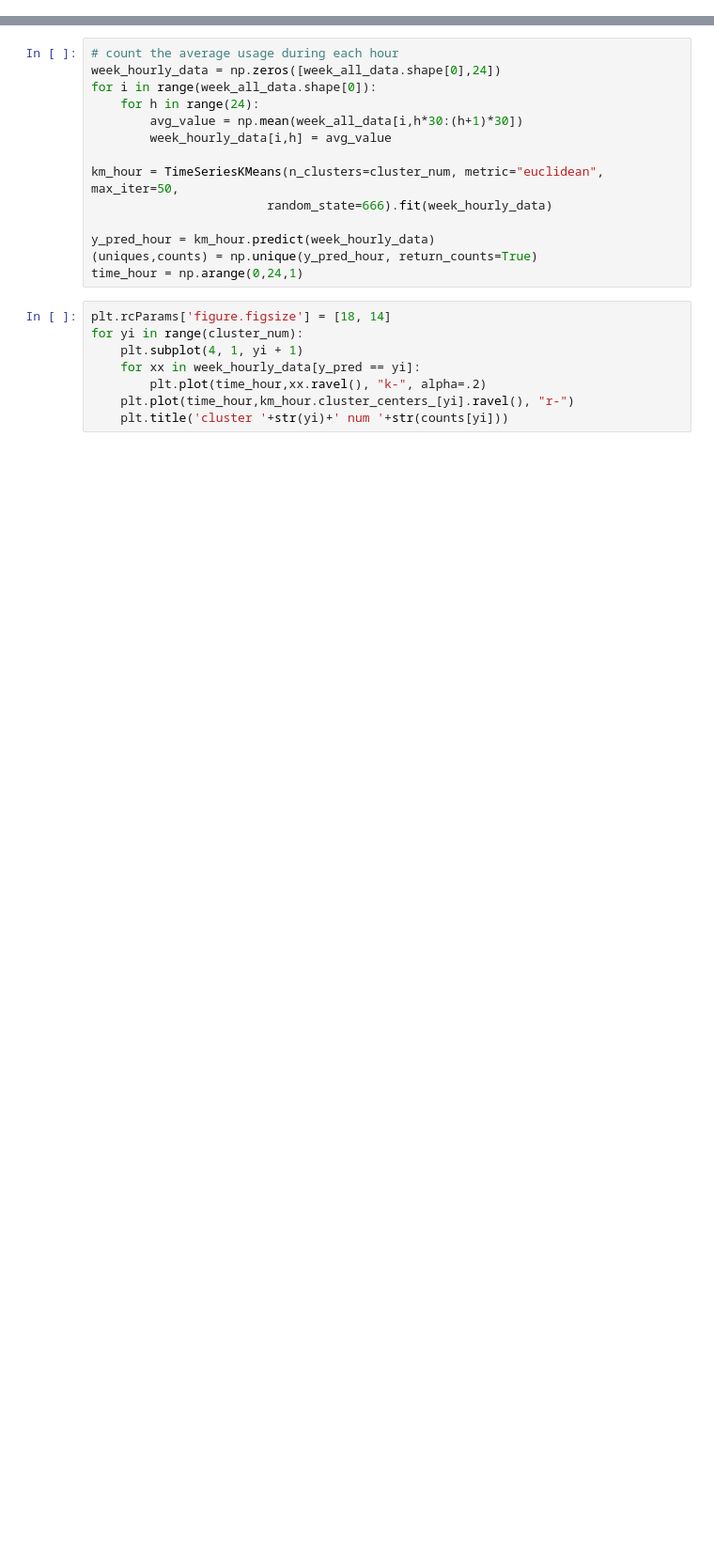
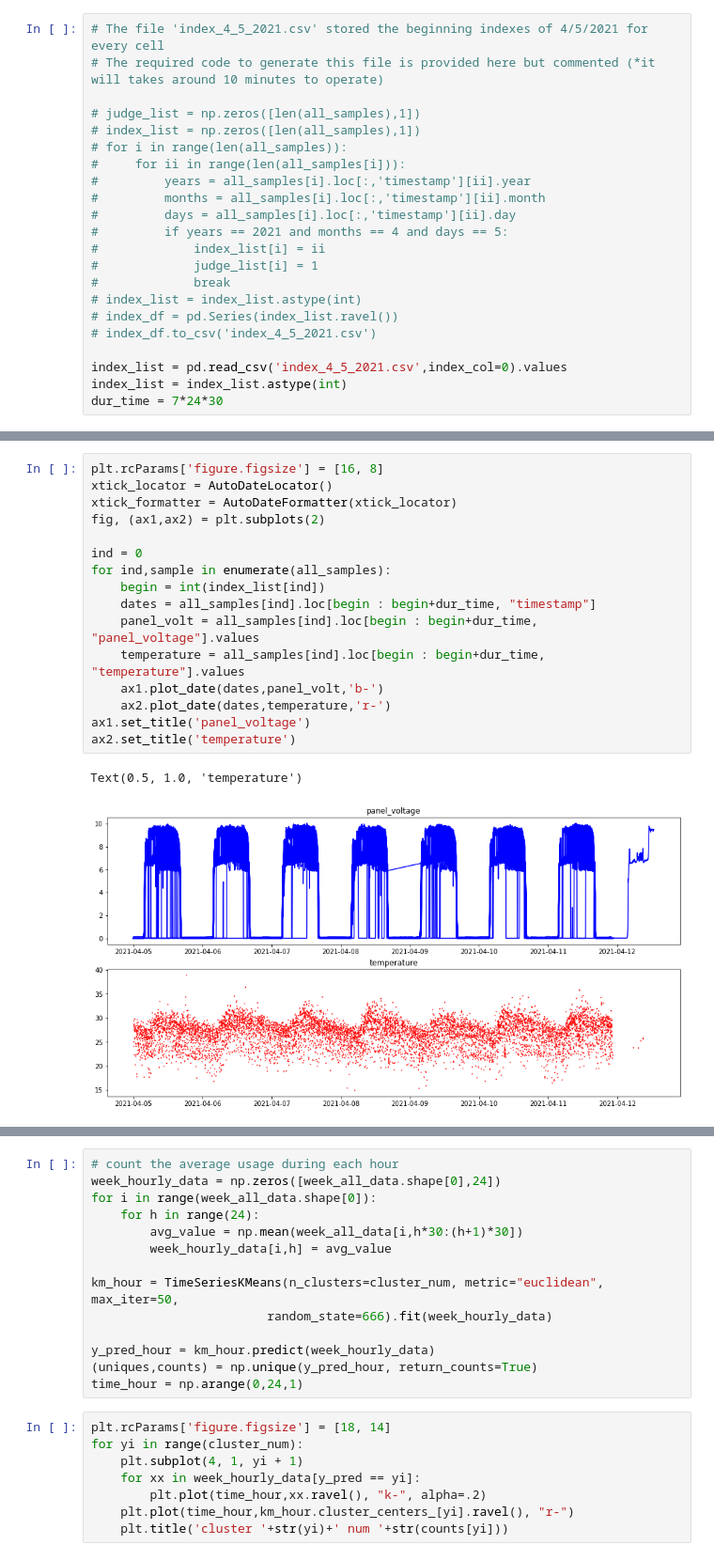
Before and after one commit to Zhouzihao914/bbox-team-22, a Jupyter notebook: observe_usb_current_usage.ipynb, the cells around one changed output, grey strips where cells are left out. Shown at 94% size. Cells and saved outputs as stored; diff of their text form; blank space fills up the shorter version.

```diff
--- a/observe_usb_current_usage.ipynb
+++ b/observe_usb_current_usage.ipynb
@@ -56,0 +69,22 @@ index_list = index_list.astype(int)
+# %%
+# The file 'index_4_5_2021.csv' stored the beginning indexes of 4/5/2021 for every cell
+# The required code to generate this file is provided here but commented (*it will takes around 10 minutes to operate)
+
+# judge_list = np.zeros([len(all_samples),1])
+# index_list = np.zeros([len(all_samples),1])
+# for i in range(len(all_samples)):
+#     for ii in range(len(all_samples[i])):
+#         years = all_samples[i].loc[:,'timestamp'][ii].year
+#         months = all_samples[i].loc[:,'timestamp'][ii].month
+#         days = all_samples[i].loc[:,'timestamp'][ii].day
+#         if years == 2021 and months == 4 and days == 5:
+#             index_list[i] = ii
+#             judge_list[i] = 1
+#             break
+# index_list = index_list.astype(int)
+# index_df = pd.Series(index_list.ravel())
+# index_df.to_csv('index_4_5_2021.csv')
+
+index_list = pd.read_csv('index_4_5_2021.csv',index_col=0).values
+index_list = index_list.astype(int)
+dur_time = 7*24*30
@@ -56,0 +98,19 @@ index_list = index_list.astype(int)
+# %%
+plt.rcParams['figure.figsize'] = [16, 8]
+xtick_locator = AutoDateLocator()
+xtick_formatter = AutoDateFormatter(xtick_locator)
+fig, (ax1,ax2) = plt.subplots(2)
+
+ind = 0
+for ind,sample in enumerate(all_samples):
+    begin = int(index_list[ind])
+    dates = all_samples[ind].loc[begin : begin+dur_time, "timestamp"]
+    panel_volt = all_samples[ind].loc[begin : begin+dur_time, "panel_voltage"].values
+    temperature = all_samples[ind].loc[begin : begin+dur_time, "temperature"].values
+    ax1.plot_date(dates,panel_volt,'b-')
+    ax2.plot_date(dates,temperature,'r-')
+ax1.set_title('panel_voltage')
+ax2.set_title('temperature')
+# %% [output]
+Text(0.5, 1.0, 'temperature')
+[figure, added]
```
Also changed, not shown: parts of 31 cells of this notebook, 1 other file.
